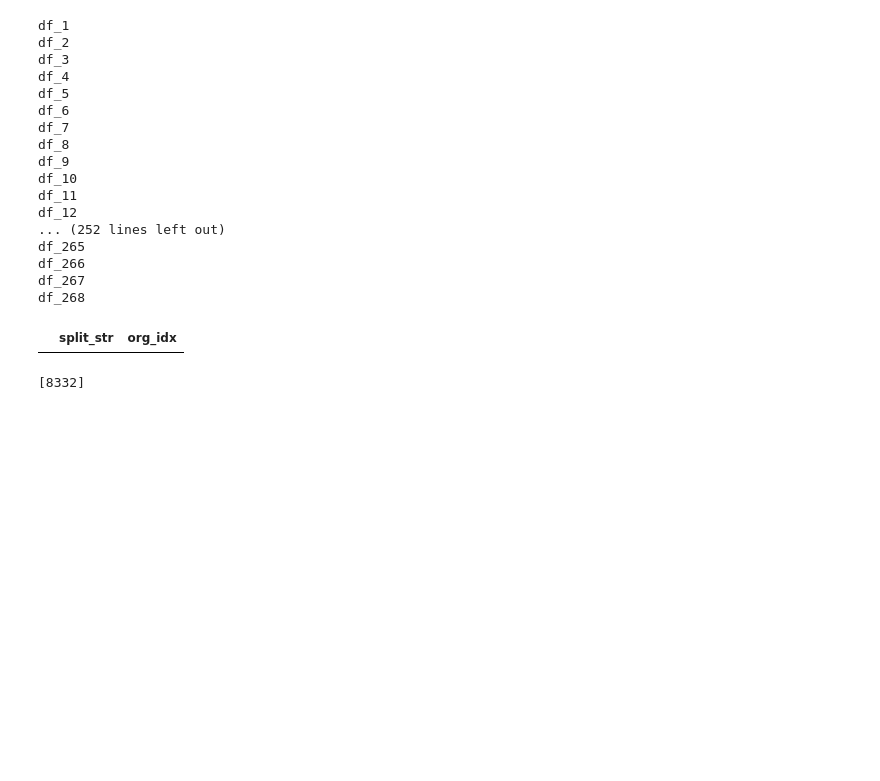
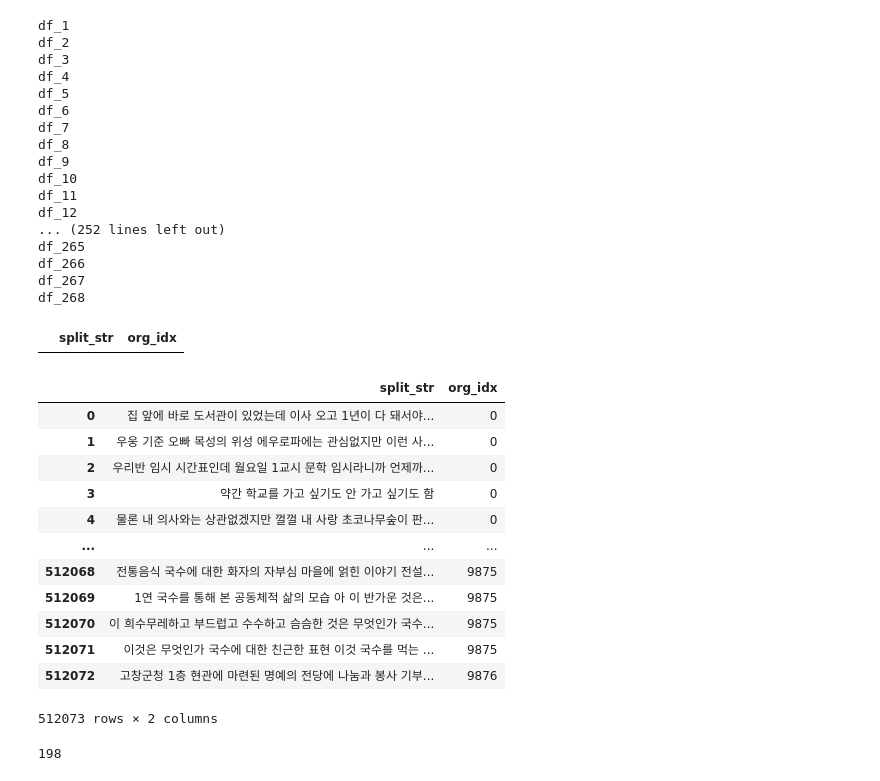
Before and after one commit to DDalaDDula/NIFoS, a Jupyter notebook: 문화/한글_텍스트_전처리/한글_텍스트_전처리_2월(불용어_제거_및_문장분리).ipynb, the cells around one changed output. Drawn from its saved outputs; the diff is of its cells as text; code cells hidden in the pictures; blank space fills up the shorter version.

```diff
--- a/문화/한글_텍스트_전처리/한글_텍스트_전처리_2월(불용어_제거_및_문장분리).ipynb
+++ b/문화/한글_텍스트_전처리/한글_텍스트_전처리_2월(불용어_제거_및_문장분리).ipynb
@@ -106,7 +106,7 @@ df2
 # %% [output]
 |  | split_str | org_idx |
 # %%
-for a in range(1,len(dfs)+1):
+for a in range(198,len(dfs)+1):
     for i in tqdm(dfs['df_%s'%a]['split_list'].index):
         for j in range(len(dfs['df_%s'%a]['split_list'][i])):
             split_str= {'split_str': dfs['df_%s'%a]['split_list'][i][j][0], 'org_idx': [i]}
@@ -120,5 +120,23 @@ for a in range(1,len(dfs)+1):
 df2.reset_index(drop=True, inplace=True)
 df2.to_csv("../dataset/2022/본문_전처리/나무문화_본문_2월_전처리.csv", index=False, encoding='UTF-8')
 df2
-# %% [output]
-[8332]
+# %%
+df2
+# %% [output]
+|  | split_str | org_idx |
+| 0 | 집 앞에 바로 도서관이 있었는데 이사 오고 1년이 다 돼서야... | 0 |
+| 1 | 우웅 기준 오빠 목성의 위성 에우로파에는 관심없지만 이런 사... | 0 |
+| 2 | 우리반 임시 시간표인데 월요일 1교시 문학 임시라니까 언제까... | 0 |
+| 3 | 약간 학교를 가고 싶기도 안 가고 싶기도 함 | 0 |
+| 4 | 물론 내 의사와는 상관없겠지만 껄껄 내 사랑 초코나무숲이 판... | 0 |
+| ... | ... | ... |
+| 512068 | 전통음식 국수에 대한 화자의 자부심 마을에 얽힌 이야기 전설... | 9875 |
+| 512069 | 1연 국수를 통해 본 공동체적 삶의 모습 아 이 반가운 것은... | 9875 |
+| 512070 | 이 희수무레하고 부드럽고 수수하고 슴슴한 것은 무엇인가 국수... | 9875 |
+| 512071 | 이것은 무엇인가 국수에 대한 친근한 표현 이것 국수를 먹는 ... | 9875 |
+| 512072 | 고창군청 1층 현관에 마련된 명예의 전당에 나눔과 봉사 기부... | 9876 |
+512073 rows × 2 columns
+# %%
+a
+# %% [output]
+198
```
Also changed, not shown: parts of 2 cells of this notebook, 3 other files.
